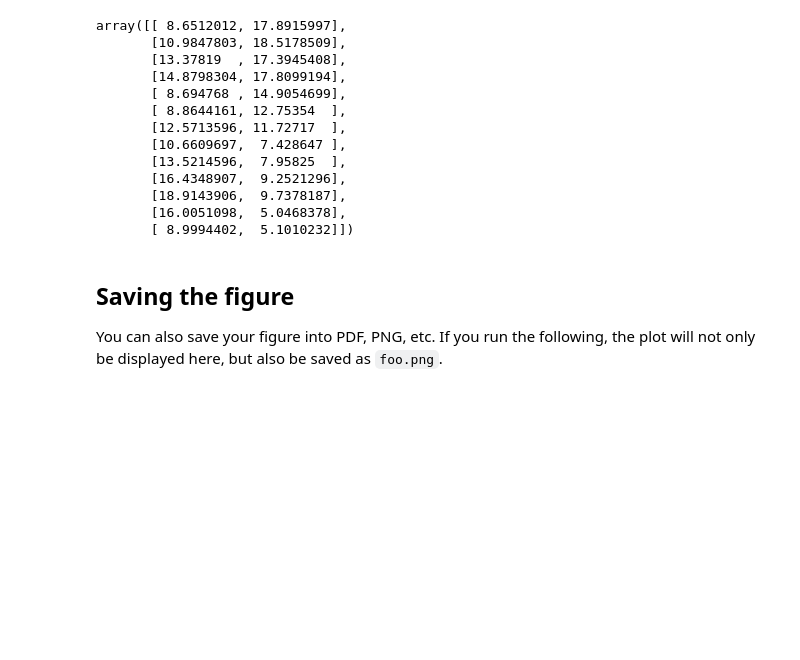
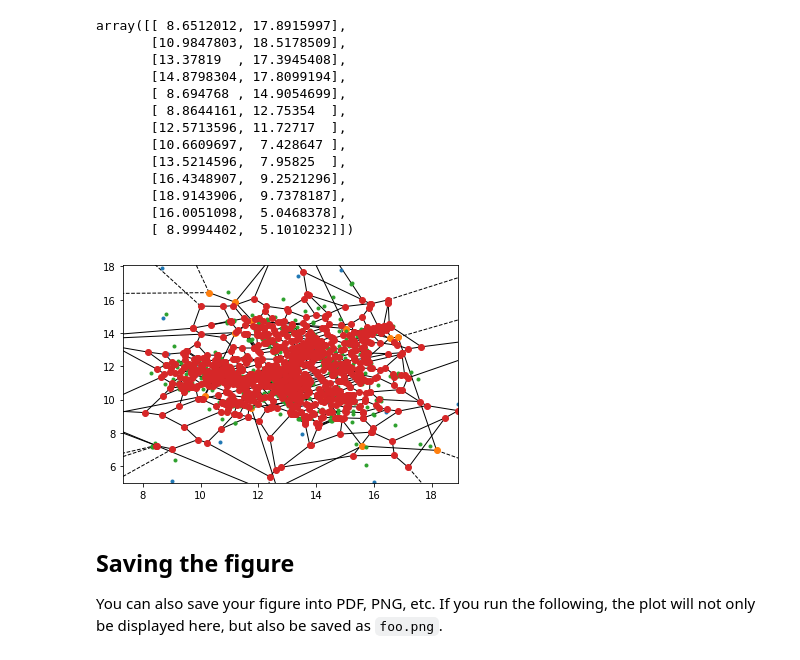
Before and after one commit to JasminClemmensen/dataVisualization-, a Jupyter notebook: individual_work/2_data_science_basics_s215705.ipynb, the cells around one changed output. Saved outputs shown, nothing was run; the diff lists cells and outputs as text; code cells hidden in the pictures; blank space fills up the shorter version.

```diff
--- a/individual_work/2_data_science_basics_s215705.ipynb
+++ b/individual_work/2_data_science_basics_s215705.ipynb
@@ -306,3 +321,13 @@ array([[ 8.6512012, 17.8915997],
+# %%
+# TODO: your code here
+# I talked to Deena about this and the told be to plot the diagrams on top of each other even though it is a bit of a mess
+_ , ax= plt.subplots()
+
+voronoi_plot_2d(Voronoi(points),ax=ax)
+deaths  =death_df.values
+veroni = voronoi_plot_2d(Voronoi(deaths),ax=ax)
+# %% [output]
+[figure, added]
 # %% [markdown]
 ## Saving the figure
 
```
Also changed, not shown: parts of 11 cells of this notebook, 12 other files.
